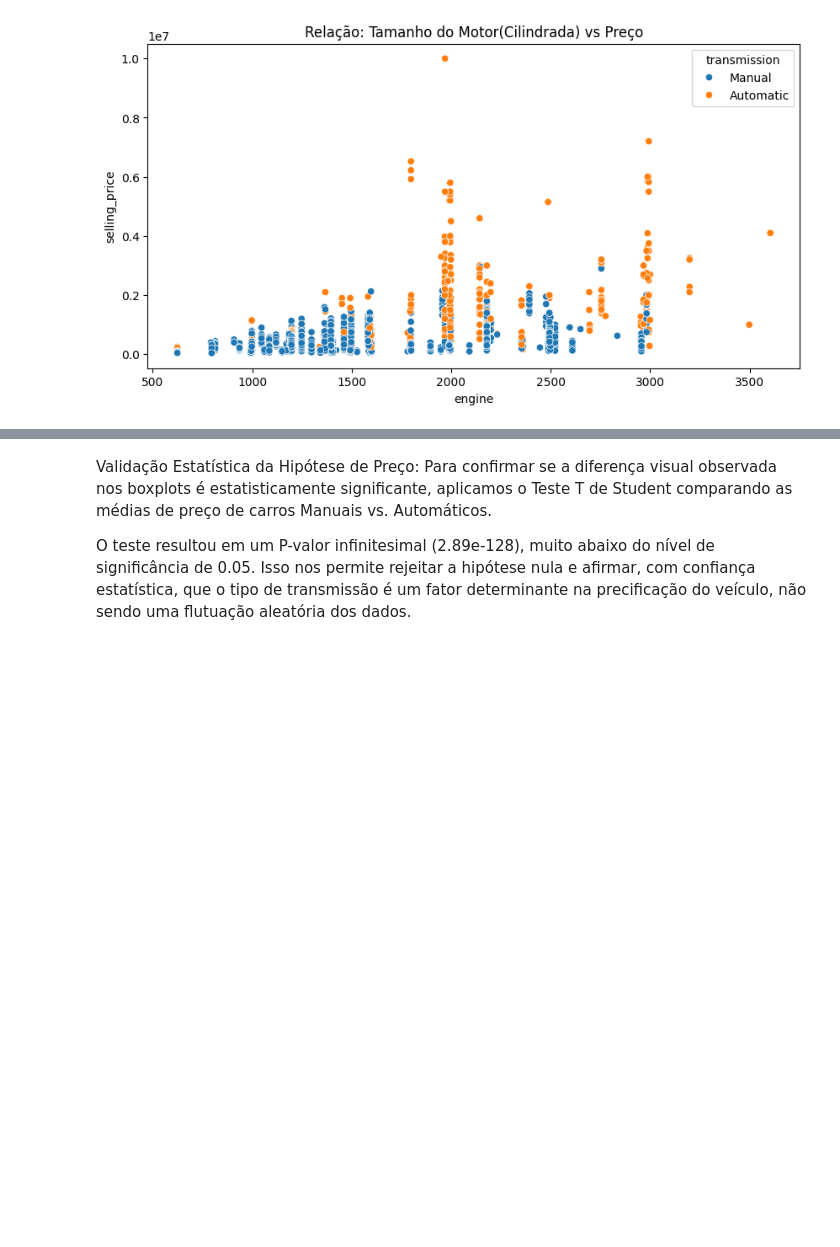
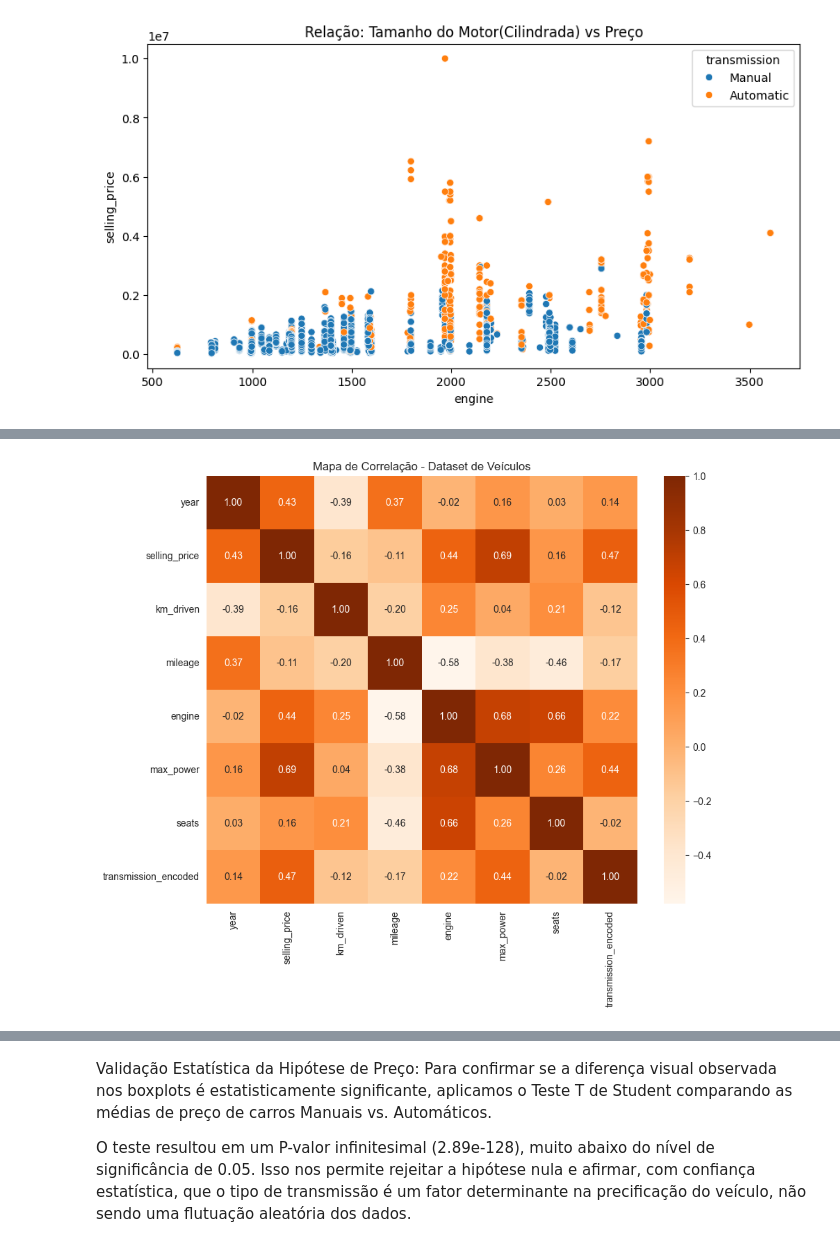
Before and after one commit to davituma/cars-regression-classification, a Jupyter notebook: projeto_carros.ipynb, the cells around one changed output, grey strips where cells are left out. Saved outputs shown, nothing was run; the diff lists cells and outputs as text; code cells hidden in the pictures; blank space fills up the shorter version.

```diff
--- a/projeto_carros.ipynb
+++ b/projeto_carros.ipynb
@@ -93,0 +100,10 @@ plt.show()
+# %%
+# 1. Heatmap de Correlação (Para ver quais variáveis afetam o preço)
+plt.figure(figsize=(10, 8))
+# Selecionando apenas colunas numéricas para correlação
+numericas = df.select_dtypes(include=[np.number])
+sns.heatmap(numericas.corr(), annot=True, cmap='Oranges', fmt=".2f")
+plt.title("Mapa de Correlação - Dataset de Veículos")
+plt.show()
+# %% [output]
+[figure, added]
```
Also changed, not shown: parts of 9 cells of this notebook.
